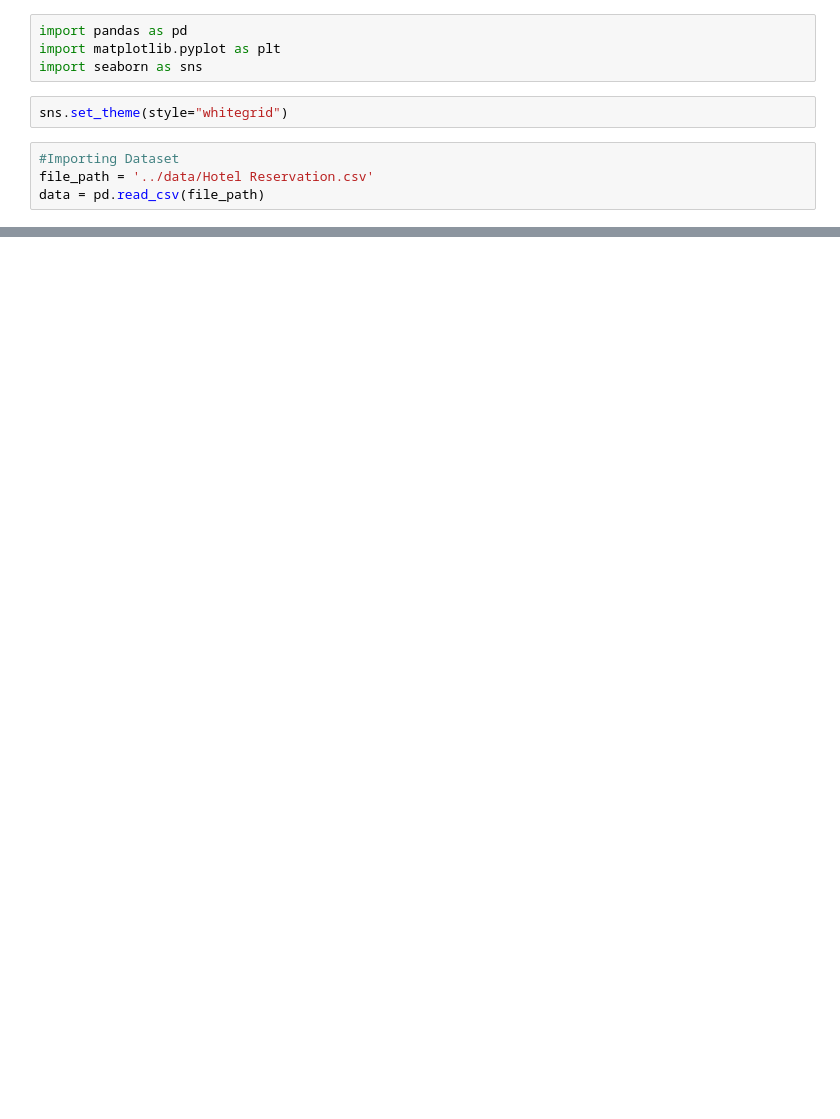
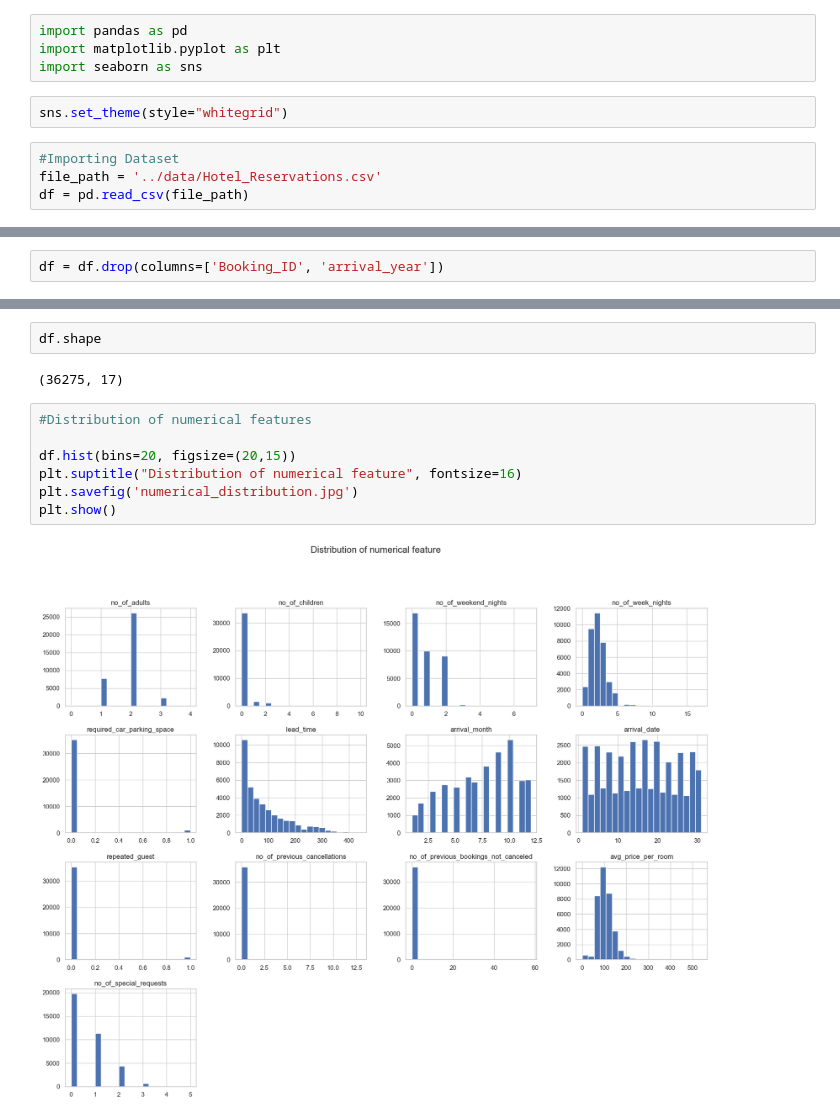
Before and after one commit to SaugatDahal2214/HotelReservationCancellation, a Jupyter notebook: Hotel Booking Cancellation/notebooks/EDA.ipynb, the cells around one changed output, grey strips where cells are left out. Cells and saved outputs as stored; diff of their text form; blank space fills up the shorter version.

```diff
--- a/Hotel Booking Cancellation/notebooks/EDA.ipynb
+++ b/Hotel Booking Cancellation/notebooks/EDA.ipynb
@@ -6,5 +6,5 @@ import seaborn as sns
 sns.set_theme(style="whitegrid")
 # %%
 #Importing Dataset
-file_path = '../data/Hotel Reservation.csv'
-data = pd.read_csv(file_path)
+file_path = '../data/Hotel_Reservations.csv'
+df = pd.read_csv(file_path)
@@ -12,0 +107,2 @@ FileNotFoundError: [Errno 2] No such file or directory: '../data/Hotel Reservati
+# %%
+df = df.drop(columns=['Booking_ID', 'arrival_year'])
@@ -12,0 +118,13 @@ FileNotFoundError: [Errno 2] No such file or directory: '../data/Hotel Reservati
+# %%
+df.shape
+# %% [output]
+(36275, 17)
+# %%
+#Distribution of numerical features
+
+df.hist(bins=20, figsize=(20,15))
+plt.suptitle("Distribution of numerical feature", fontsize=16)
+plt.savefig('numerical_distribution.jpg')
+plt.show()
+# %% [output]
+[figure, added]
```
Also changed, not shown: parts of 42 cells of this notebook, 14 other files.
